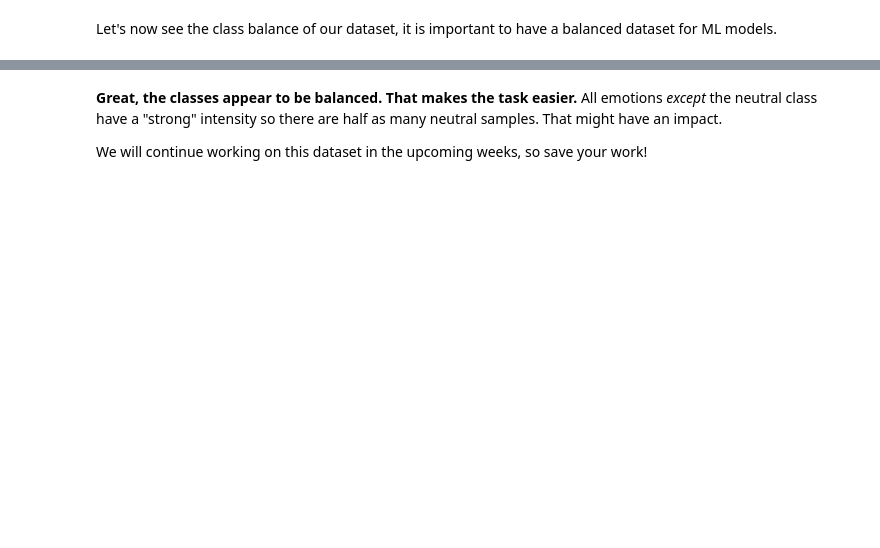
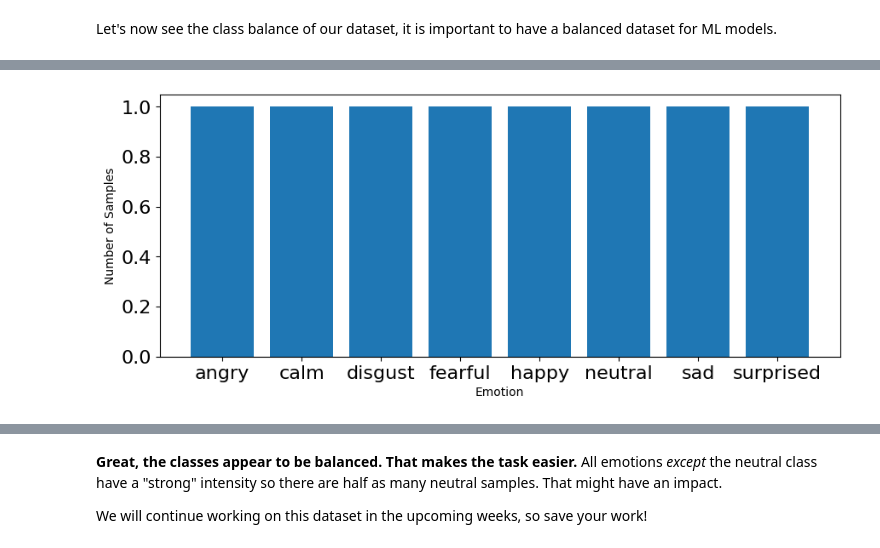
Before and after one commit to NimaNull90/Week2-DataPreprocessing_NimaBagheri, a Jupyter notebook: week_2.ipynb, the cells around one changed output, grey strips where cells are left out. Drawn from its saved outputs; the diff is of its cells as text; code cells hidden in the pictures; blank space fills up the shorter version.

Commit message:
Added own code for data analysis

```diff
--- a/week_2.ipynb
+++ b/week_2.ipynb
@@ -860,0 +863,83 @@ plt.show()
+# %%
+#My analysis with combined data
+from glob import glob
+import IPython.display as ipd
+import os, glob
+
+def load_data():
+    X,y=[],[]
+    genders = []
+    intensities = []
+    statements = []
+    count = 0
+    for file in glob.glob("Assignment2/AudioSets/Actor_25/*.wav"):
+        file_name=os.path.basename(file)
+        emotion=emotions_dict[file_name.split("-")[2]]
+        actor_id = int(file_name.split("-")[-1].split(".")[0])
+        gender = 'male' if actor_id % 2 != 0 else 'female'
+        genders.append(gender)
+        intensity = 'normal' if file_name.split("-")[3] == '01' else 'strong'
+        intensities.append(intensity)
+        statement = 'Kids are talking by the door' if file_name.split("-")[4] == '01' else 'Dogs are sitting by the door'
+        statements.append(statement)
+
+        #features = get_features(file)
+        #X.append(features)
+        y.append(emotion)
+        count += 1
+        # '\r' + end='' results in printing over same line
+        #print('\r' + f' Processed {count}/{1449} audio samples',end=' ')
+    # Return arrays to plug into sklearn's cross-validation algorithms
+    return np.array(X), np.array(y), np.array(genders), np.array(intensities), np.array(statements)
+
+features, emotions, genders, intensities, statements = load_data()
+
+# plot emotions
+plt.figure(figsize=(35,4))
+plt.subplot(1,3,1)
+#np.unique returns ordered list of unique elements and count of each element
+emotion_list, count = np.unique(emotions, return_counts=True)
+plt.bar(x=range(len(emotion_list)), height=count)
+plt.xticks(ticks=range(len(emotion_list)), labels = [emotion for emotion in emotion_list],fontsize=10)
+plt.xlabel('Emotion')
+plt.tick_params(labelsize=16)
+plt.ylabel('Number of Samples')
+plt.show()
+
+# Plot gender balance
+plt.figure(figsize=(10, 4))
+plt.subplot(1, 3, 2)
+gender_list, gender_count = np.unique(genders, return_counts=True)
+plt.bar(x=range(len(gender_list)), height=gender_count)
+plt.xticks(ticks=range(len(gender_list)), labels=[gender for gender in gender_list], fontsize=10)
+plt.xlabel('Gender')
+plt.tick_params(labelsize=16)
+plt.ylabel('Number of Samples')
+plt.title('Gender Distribution')
+plt.show()
+
+# Plot intensity balance
+plt.figure(figsize=(10, 4))
+plt.subplot(1, 3, 3)
+intensity_list, intensity_count = np.unique(intensities, return_counts=True)
+plt.bar(x=range(len(intensity_list)), height=intensity_count)
+plt.xticks(ticks=range(len(intensity_list)), labels=[intensity for intensity in intensity_list], fontsize=10)
+plt.xlabel('Intensity')
+plt.tick_params(labelsize=16)
+plt.ylabel('Number of Samples')
+plt.title('Emotional Intensity Distribution')
+plt.show()
+
+# Plot statement balance
+plt.figure(figsize=(10, 4))
+plt.subplot(1, 3, 3)
+statement_list, statement_count = np.unique(statements, return_counts=True)
+plt.bar(x=range(len(statement_list)), height=statement_count)
+plt.xticks(ticks=range(len(statement_list)), labels=[statement for statement in statement_list], fontsize=10)
+plt.xlabel('Statement')
+plt.tick_params(labelsize=16)
+plt.ylabel('Number of Samples')
+plt.title('Statement Distribution')
+plt.show()
+# %% [output]
+[figure, added]
```
Also changed, not shown: parts of 8 cells of this notebook.
